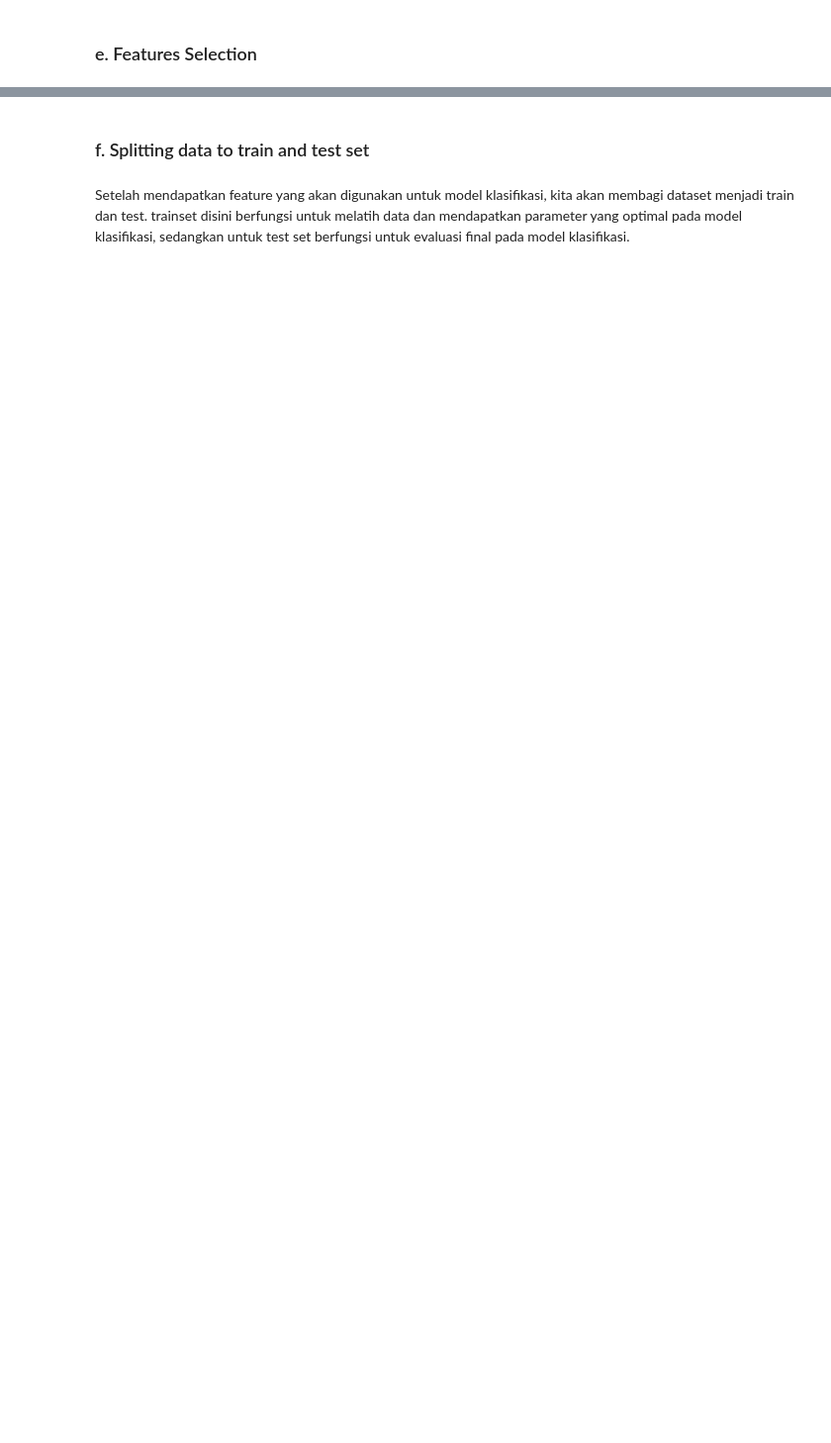
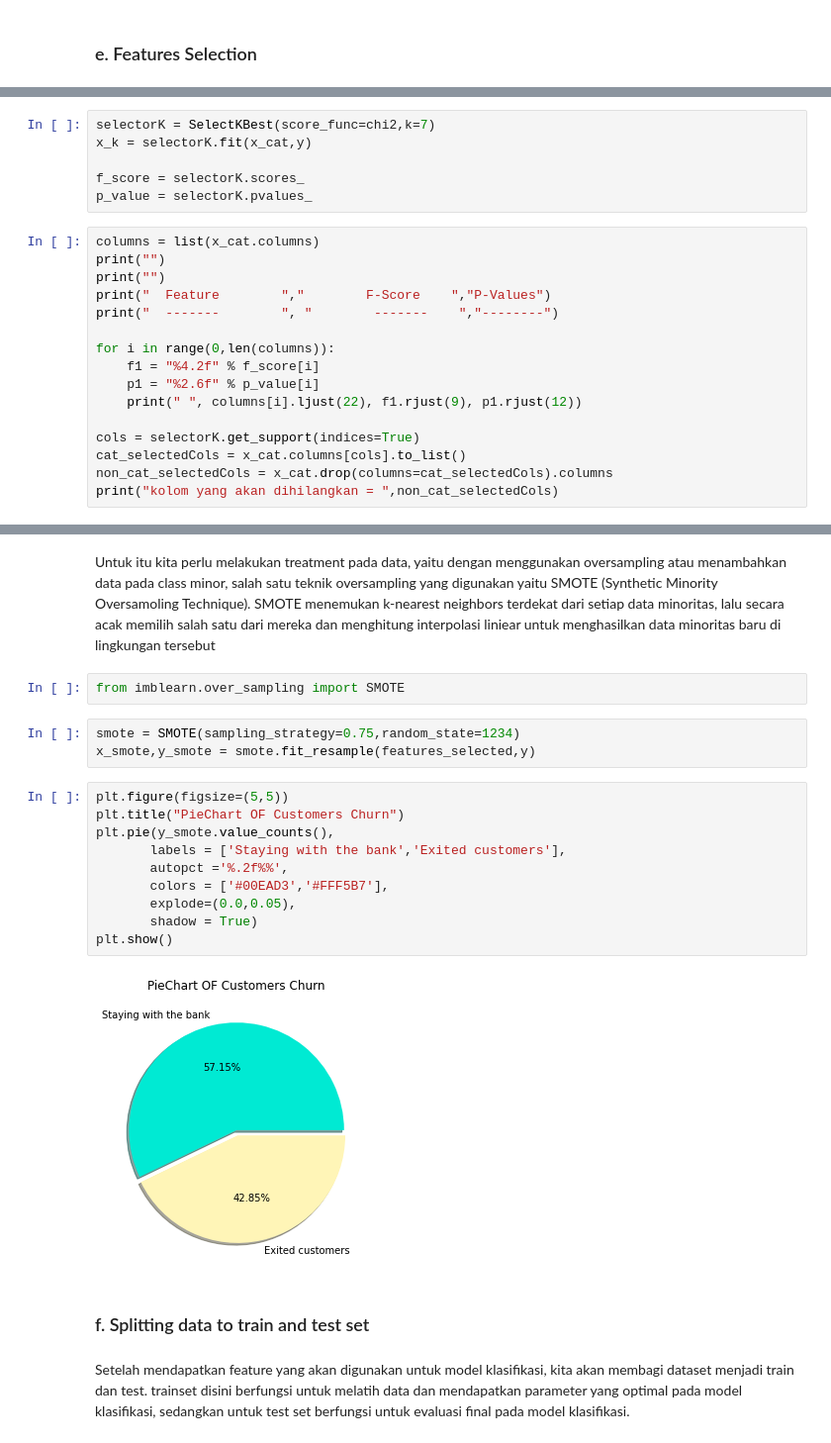
Before and after one commit to fatihdq/Customer-churn-prediction, a Jupyter notebook: bank_customers_churn_prediction.ipynb, the cells around one changed output, grey strips where cells are left out. Shown at 99% size. Cells and saved outputs as stored; diff of their text form; blank space fills up the shorter version.

```diff
--- a/bank_customers_churn_prediction.ipynb
+++ b/bank_customers_churn_prediction.ipynb
@@ -555,0 +569,22 @@ Berdasarkan hasil dari feature selection menggunakan scoring f_classif features
+# %%
+selectorK = SelectKBest(score_func=chi2,k=7)
+x_k = selectorK.fit(x_cat,y)
+
+f_score = selectorK.scores_
+p_value = selectorK.pvalues_
+# %%
+columns = list(x_cat.columns)
+print("")
+print("")
+print("  Feature        ","        F-Score    ","P-Values")
+print("  -------        ", "        -------    ","--------")
+
+for i in range(0,len(columns)):
+    f1 = "%4.2f" % f_score[i]
+    p1 = "%2.6f" % p_value[i]
+    print(" ", columns[i].ljust(22), f1.rjust(9), p1.rjust(12))
+
+cols = selectorK.get_support(indices=True)
+cat_selectedCols = x_cat.columns[cols].to_list()
+non_cat_selectedCols = x_cat.drop(columns=cat_selectedCols).columns
+print("kolom yang akan dihilangkan = ",non_cat_selectedCols)
@@ -558,3 +617,22 @@ features_selected = x_hcv[selectedCols]
+# %% [markdown]
+Untuk itu kita perlu melakukan treatment pada data, yaitu dengan menggunakan oversampling atau menambahkan data pada class minor, salah satu teknik oversampling yang digunakan yaitu SMOTE (Synthetic Minority Oversamoling Technique). SMOTE menemukan k-nearest neighbors terdekat dari setiap data minoritas, lalu secara acak memilih salah satu dari mereka dan menghitung interpolasi liniear untuk menghasilkan data minoritas baru di lingkungan tersebut
+# %%
+from imblearn.over_sampling import SMOTE
+# %%
+smote = SMOTE(sampling_strategy=0.75,random_state=1234)
+x_smote,y_smote = smote.fit_resample(features_selected,y)
+# %%
+plt.figure(figsize=(5,5))
+plt.title("PieChart OF Customers Churn")
+plt.pie(y_smote.value_counts(),
+       labels = ['Staying with the bank','Exited customers'],
+       autopct ='%.2f%%',
+       colors = ['#00EAD3','#FFF5B7'],
+       explode=(0.0,0.05),
+       shadow = True)
+plt.show()
+# %% [output]
+[figure, added]
 # %% [markdown]
 ### f. Splitting data to train and test set
 # %% [markdown]
```
Also changed, not shown: parts of 68 cells of this notebook, 9 other files.
